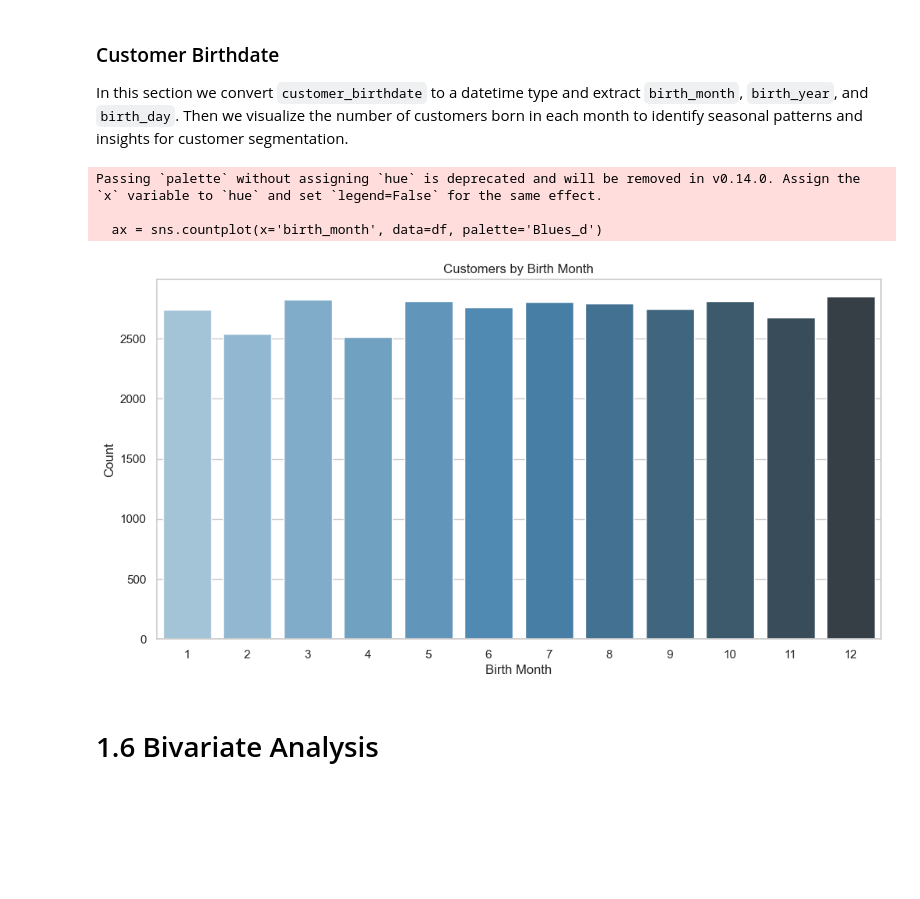
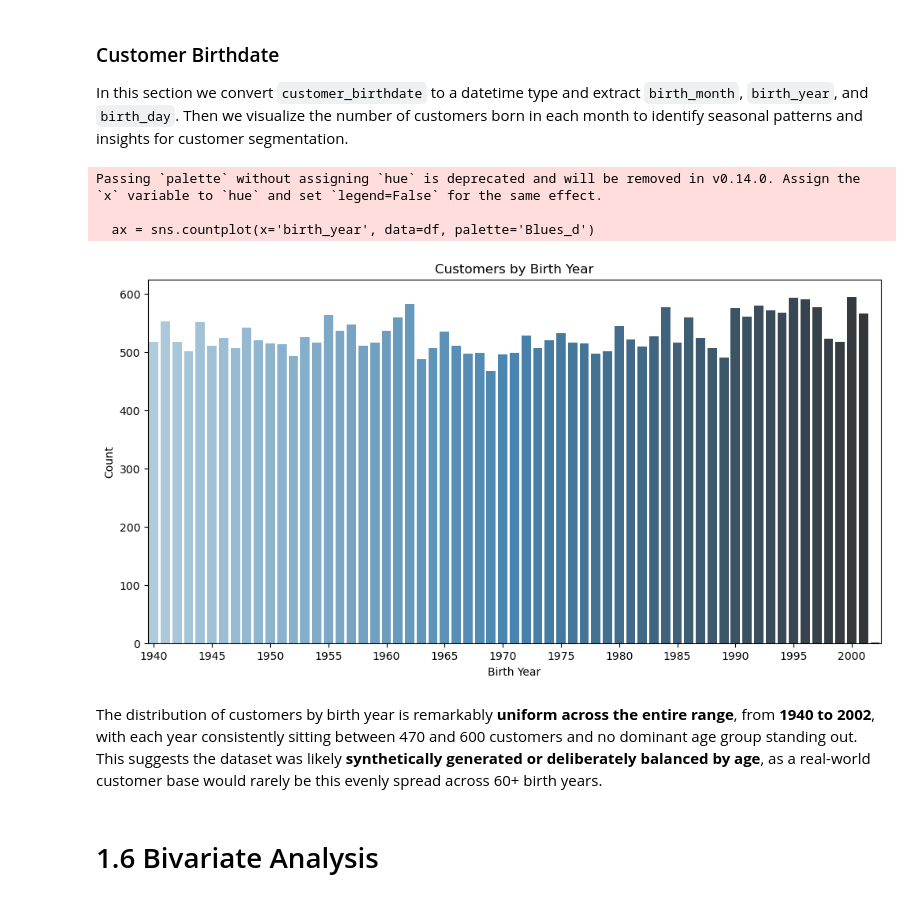
Before and after one commit to marianasfmartins/Customer-Segmentation-Project, a Jupyter notebook: Course Assignment - Customer Segmentation-20260417/EDA-Casa.ipynb, the cells around one changed output. Drawn from its saved outputs; the diff is of its cells as text; code cells hidden in the pictures; blank space fills up the shorter version.

```diff
--- a/Course Assignment - Customer Segmentation-20260417/EDA-Casa.ipynb
+++ b/Course Assignment - Customer Segmentation-20260417/EDA-Casa.ipynb
@@ -246,21 +303,24 @@ In this section we convert `customer_birthdate` to a datetime type and extract `
 # %%
 df['customer_birthdate'] = pd.to_datetime(df['customer_birthdate'], errors='coerce')
 df['birth_month'] = df['customer_birthdate'].dt.month
 df['birth_year'] = df['customer_birthdate'].dt.year
 df['birth_day'] = df['customer_birthdate'].dt.day
 
 plt.figure(figsize=(12, 6))
-ax = sns.countplot(x='birth_month', data=df, palette='Blues_d')
-ax.set_title('Customers by Birth Month')
-ax.set_xlabel('Birth Month')
+ax = sns.countplot(x='birth_year', data=df, palette='Blues_d')
+ax.set_title('Customers by Birth Year')
+ax.set_xlabel('Birth Year')
 ax.set_ylabel('Count')
+ax.set_xticks(ax.get_xticks()[::5]) # show every 5th year only
 ax.set_xticklabels([int(float(label.get_text())) for label in ax.get_xticklabels()])
 plt.show()
 # %% [output]
 Passing `palette` without assigning `hue` is deprecated and will be removed in v0.14.0. Assign the `x` variable to `hue` and set `legend=False` for the same effect.
 
-  ax = sns.countplot(x='birth_month', data=df, palette='Blues_d')
+  ax = sns.countplot(x='birth_year', data=df, palette='Blues_d')
-[figure, old version]
+[figure, new version]
+# %% [markdown]
+The distribution of customers by birth year is remarkably **uniform across the entire range**, from **1940 to 2002**, with each year consistently sitting between 470 and 600 customers and no dominant age group standing out. This suggests the dataset was likely **synthetically generated or deliberately balanced by age**, as a real-world customer base would rarely be this evenly spread across 60+ birth years.
 # %% [markdown]
 # 1.6 Bivariate Analysis
 # %% [markdown]
```
Also changed, not shown: parts of 27 cells of this notebook.
